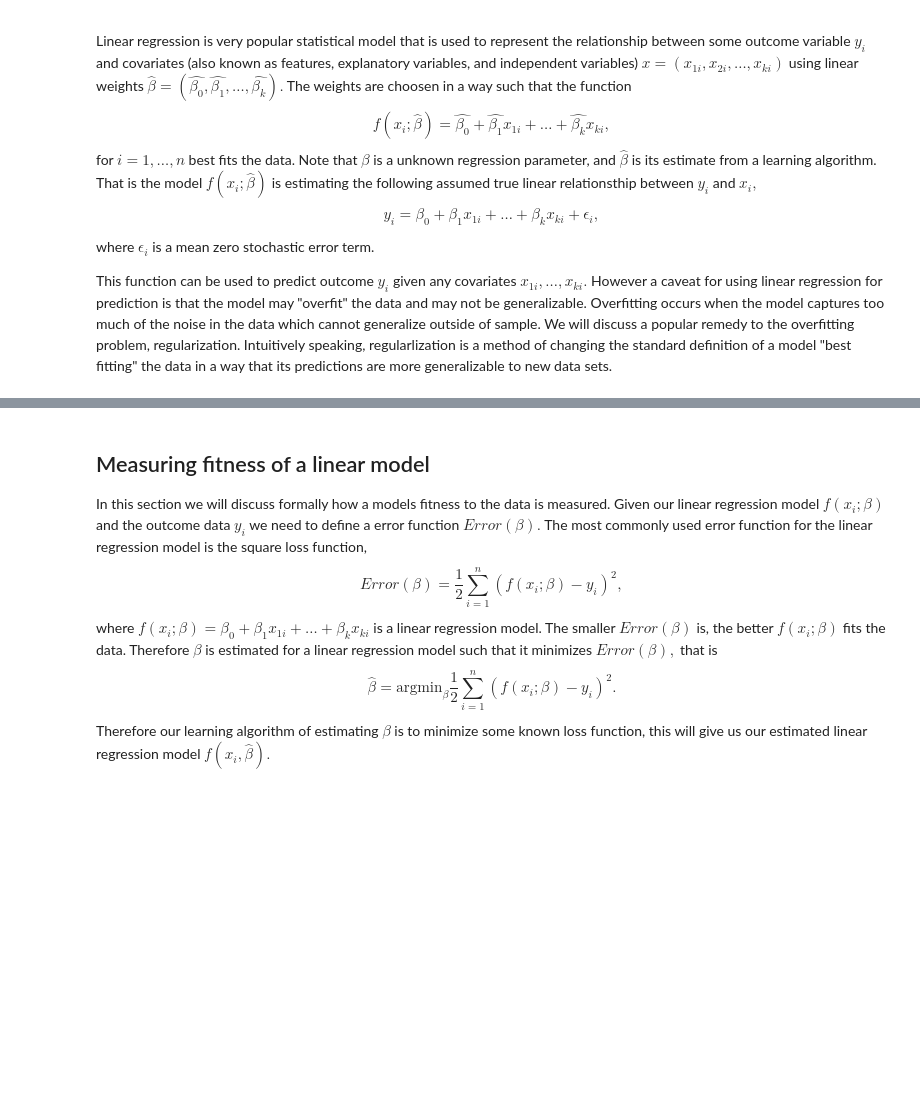
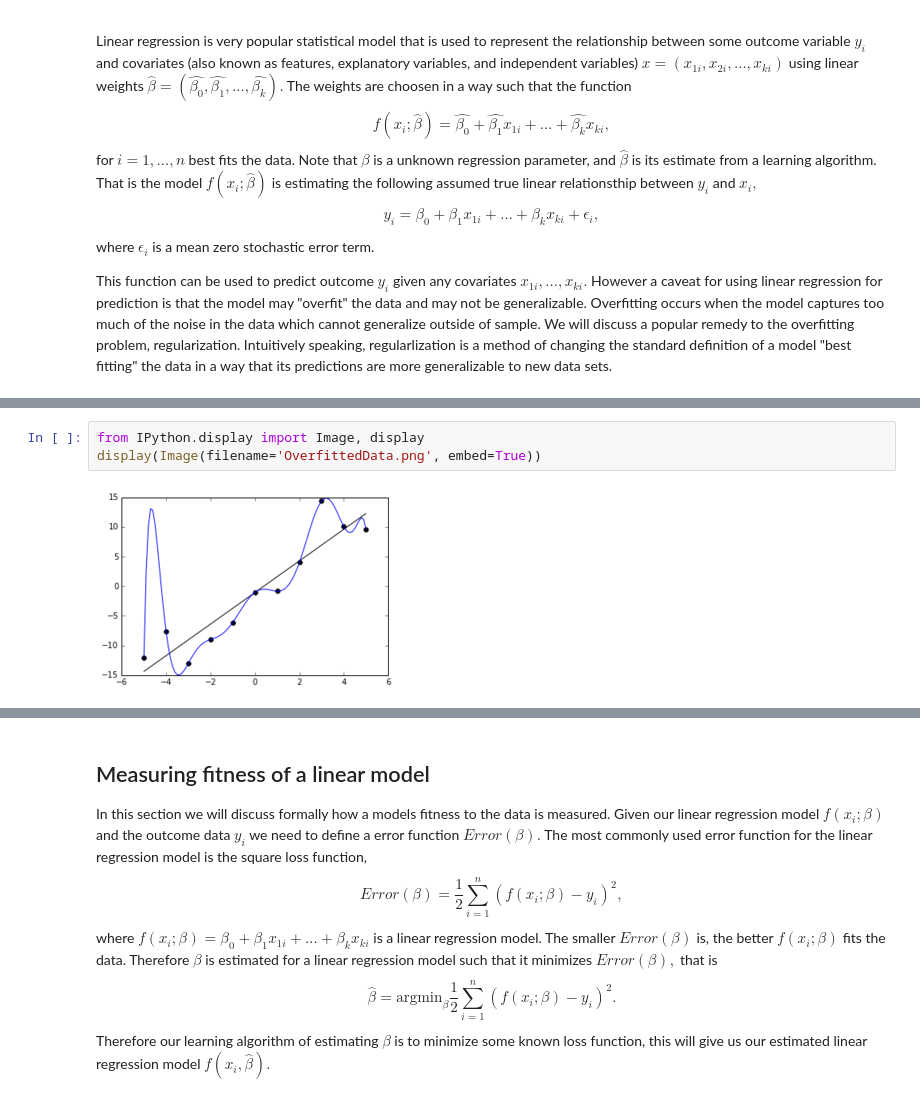
Before and after one commit to hammadshaikhha/Data-Science-and-Machine-Learning-from-Scratch, a Jupyter notebook: Regularization in Linear Regression/Regularization in Linear Regression.ipynb, the cells around one changed output, grey strips where cells are left out. Cells and saved outputs as stored; diff of their text form; blank space fills up the shorter version.

Commit message:
Fixing issue with figure

```diff
--- a/Regularization in Linear Regression/Regularization in Linear Regression.ipynb
+++ b/Regularization in Linear Regression/Regularization in Linear Regression.ipynb
@@ -10 +14,6 @@ This function can be used to predict outcome $y_{i}$ given any covariates $x_{1i
+# %%
+from IPython.display import Image, display
+display(Image(filename='OverfittedData.png', embed=True))
+# %% [output]
+[figure, added]
 # %% [markdown]
```
Also changed, not shown: parts of 2 cells of this notebook.
